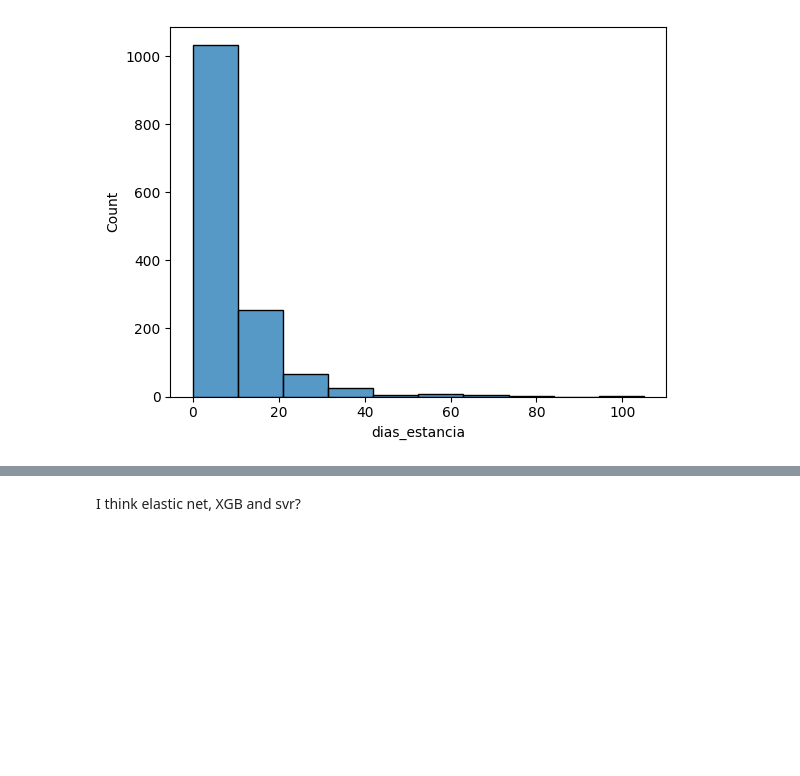
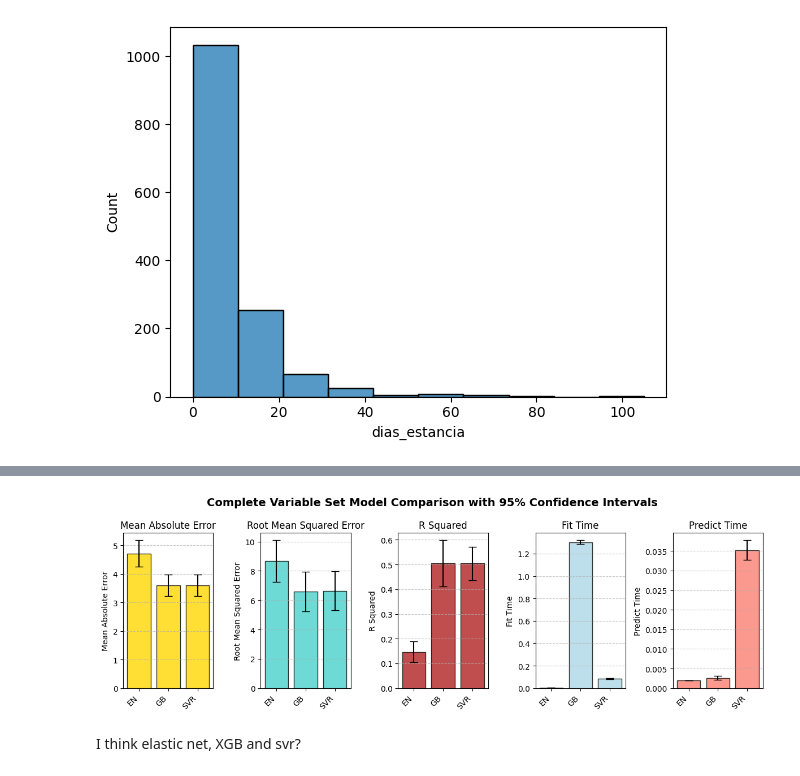
Before and after one commit to sergio-qp/TFM-covid, a Jupyter notebook: tfm_clean_regs_length.ipynb, the cells around one changed output, grey strips where cells are left out. Saved outputs shown, nothing was run; the diff lists cells and outputs as text; code cells hidden in the pictures; blank space fills up the shorter version.

```diff
--- a/tfm_clean_regs_length.ipynb
+++ b/tfm_clean_regs_length.ipynb
@@ -254 +346,46 @@ tbltest3
+# %%
+def plot_combined_subplots(tables, modelnames, columns_list, names, colors, figsize=(12, 4)):
+    n_metrics = len(names)
+    fig, axes = plt.subplots(1, n_metrics, figsize=figsize, sharey=False)
+
+    if n_metrics == 1:
+        axes = [axes]  # Make it iterable
+
+    for i, (ax, table, columns, name, color) in enumerate(zip(axes, tables, columns_list, names, colors)):
+        # Plot bars
+        x_pos = np.arange(len(modelnames))
+        bars = ax.bar(x_pos, table[columns[0]], yerr=table[columns[1]],
+                     capsize=5, color=color, edgecolor='black', alpha=0.8)
+
+        ax.set_ylabel(name)
+        ax.set_title(name, fontsize=12)
+        ax.set_xticks(x_pos)
+        ax.set_xticklabels(modelnames, rotation=45, ha='right')
+        ax.grid(axis='y', linestyle='--', alpha=0.7)
+
+        # Auto-zoom logic
+        ymin = min(table[columns[0]])
+        ymax = max(table[columns[0]])
+        spread = ymax - ymin
+        if spread < 0.025 * ymax:
+            buffer = spread * 1.1
+            ax.set_ylim(ymin - buffer, ymax + buffer)
+
+
+        fig.suptitle('Complete Variable Set Model Comparison with 95% Confidence Intervals',
+                fontsize=14, fontweight='bold', y=0.98)
+    plt.tight_layout()
+    return fig, axes
+# %%
+fig, axes = plot_combined_subplots([tbltest2,tbltest2,tbltest2,tbltest2,tbltest2,tbltest2],
+                                   namelist,
+                                  [ ["mae",    "mae95"],
+                                    ["rmse",   "rmse95"],
+                                    ["r2",      "r295"],
+                                    ["Ftime","ft95"],
+                                    ["Ptime","pt95"]],
+                                  ['Mean Absolute Error', 'Root Mean Squared Error', 'R Squared', "Fit Time", "Predict Time"],
+                                  ['gold', 'mediumturquoise', 'firebrick',"lightblue", "salmon"])
+# %% [output]
+[figure, added]
 # %%
```
Also changed, not shown: parts of 13 cells of this notebook, 1 other file.
